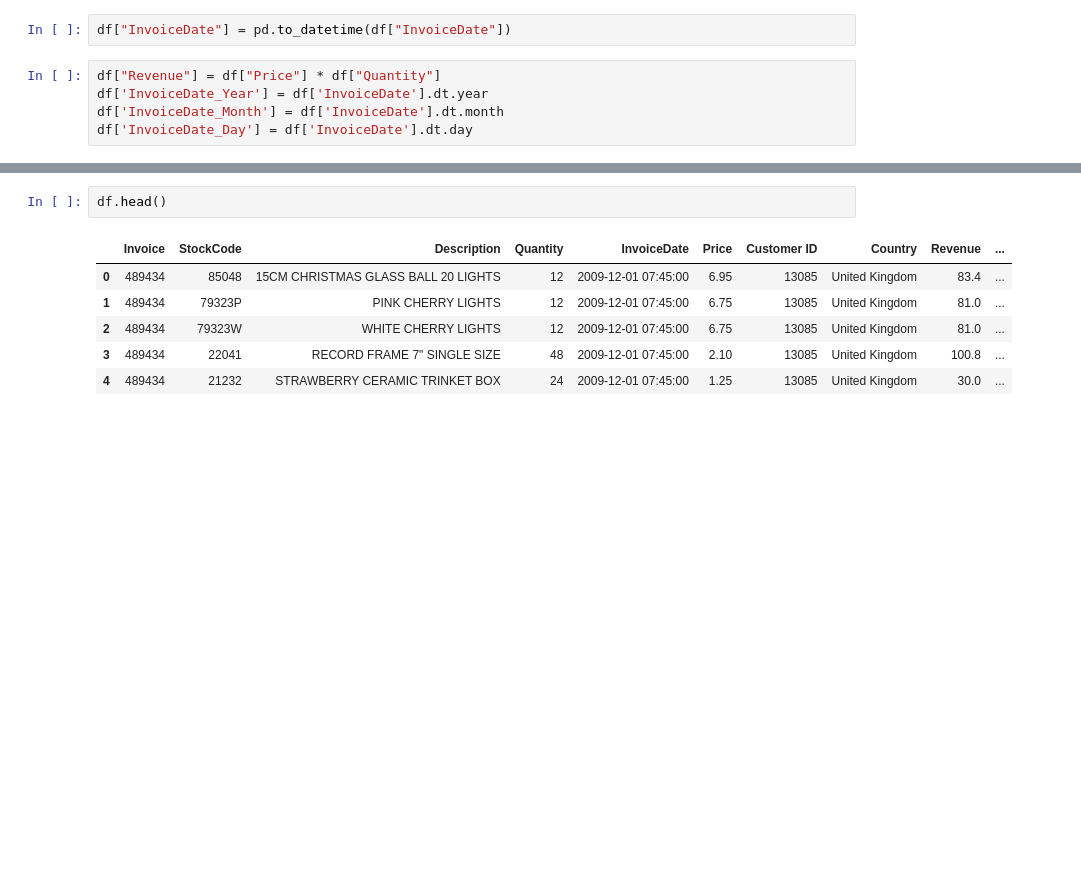
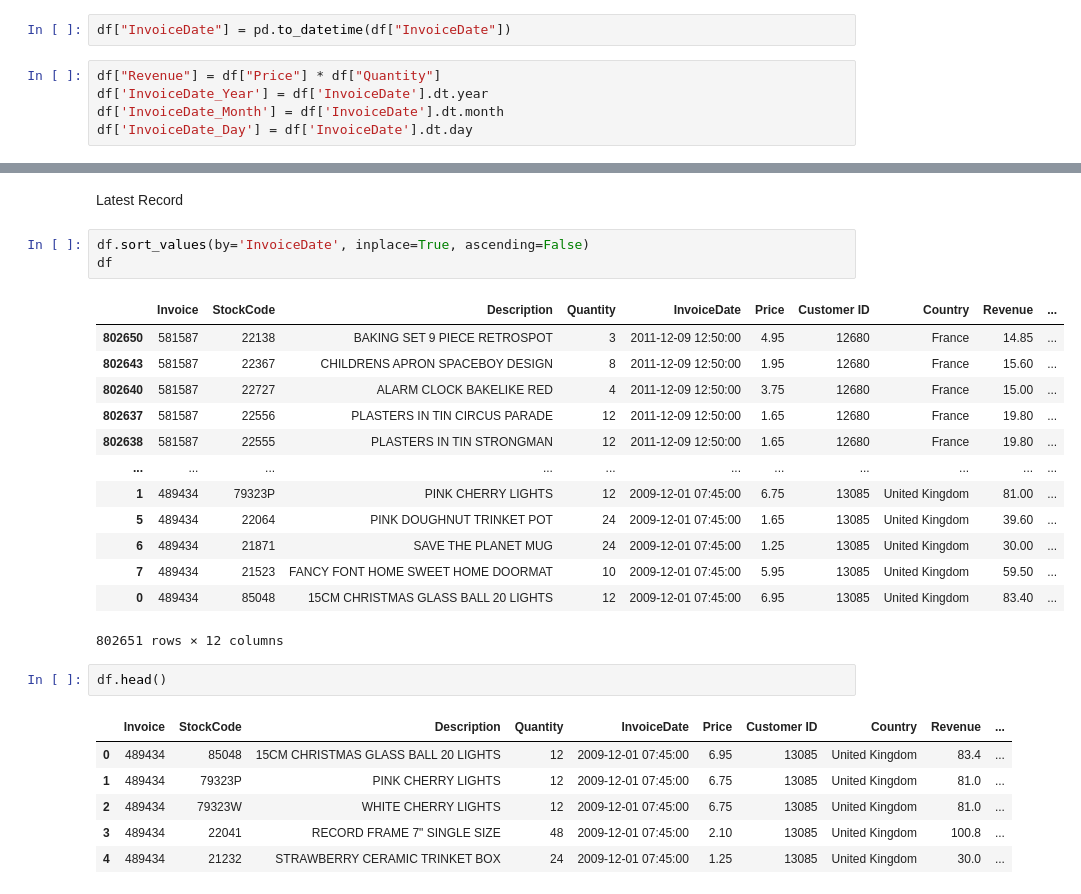
Before and after one commit to PearlisSad/Capstone-E-Commerce-Analysis, a Jupyter notebook: jupyter_notebooks/eda.ipynb, the cells around one changed output, grey strips where cells are left out. Saved outputs shown, nothing was run; the diff lists cells and outputs as text; blank space fills up the shorter version.

```diff
--- a/jupyter_notebooks/eda.ipynb
+++ b/jupyter_notebooks/eda.ipynb
@@ -45,3 +65,22 @@ df['InvoiceDate_Day'] = df['InvoiceDate'].dt.day
+# %% [markdown]
+Latest Record
+# %%
+df.sort_values(by='InvoiceDate', inplace=True, ascending=False)
+df
+# %% [output]
+|  | Invoice | StockCode | Description | Quantity | InvoiceDate | Price | Customer ID | Country | Revenue | ... |
+| 802650 | 581587 | 22138 | BAKING SET 9 PIECE RETROSPOT | 3 | 2011-12-09 12:50:00 | 4.95 | 12680 | France | 14.85 | ... |
+| 802643 | 581587 | 22367 | CHILDRENS APRON SPACEBOY DESIGN | 8 | 2011-12-09 12:50:00 | 1.95 | 12680 | France | 15.60 | ... |
+| 802640 | 581587 | 22727 | ALARM CLOCK BAKELIKE RED | 4 | 2011-12-09 12:50:00 | 3.75 | 12680 | France | 15.00 | ... |
+| 802637 | 581587 | 22556 | PLASTERS IN TIN CIRCUS PARADE | 12 | 2011-12-09 12:50:00 | 1.65 | 12680 | France | 19.80 | ... |
+| 802638 | 581587 | 22555 | PLASTERS IN TIN STRONGMAN | 12 | 2011-12-09 12:50:00 | 1.65 | 12680 | France | 19.80 | ... |
+| ... | ... | ... | ... | ... | ... | ... | ... | ... | ... | ... |
+| 1 | 489434 | 79323P | PINK CHERRY LIGHTS | 12 | 2009-12-01 07:45:00 | 6.75 | 13085 | United Kingdom | 81.00 | ... |
+| 5 | 489434 | 22064 | PINK DOUGHNUT TRINKET POT | 24 | 2009-12-01 07:45:00 | 1.65 | 13085 | United Kingdom | 39.60 | ... |
+| 6 | 489434 | 21871 | SAVE THE PLANET MUG | 24 | 2009-12-01 07:45:00 | 1.25 | 13085 | United Kingdom | 30.00 | ... |
+| 7 | 489434 | 21523 | FANCY FONT HOME SWEET HOME DOORMAT | 10 | 2009-12-01 07:45:00 | 5.95 | 13085 | United Kingdom | 59.50 | ... |
+| 0 | 489434 | 85048 | 15CM CHRISTMAS GLASS BALL 20 LIGHTS | 12 | 2009-12-01 07:45:00 | 6.95 | 13085 | United Kingdom | 83.40 | ... |
+802651 rows × 12 columns
 # %%
 df.head()
 # %% [output]
```
Also changed, not shown: parts of 4 cells of this notebook, 5 other files.
